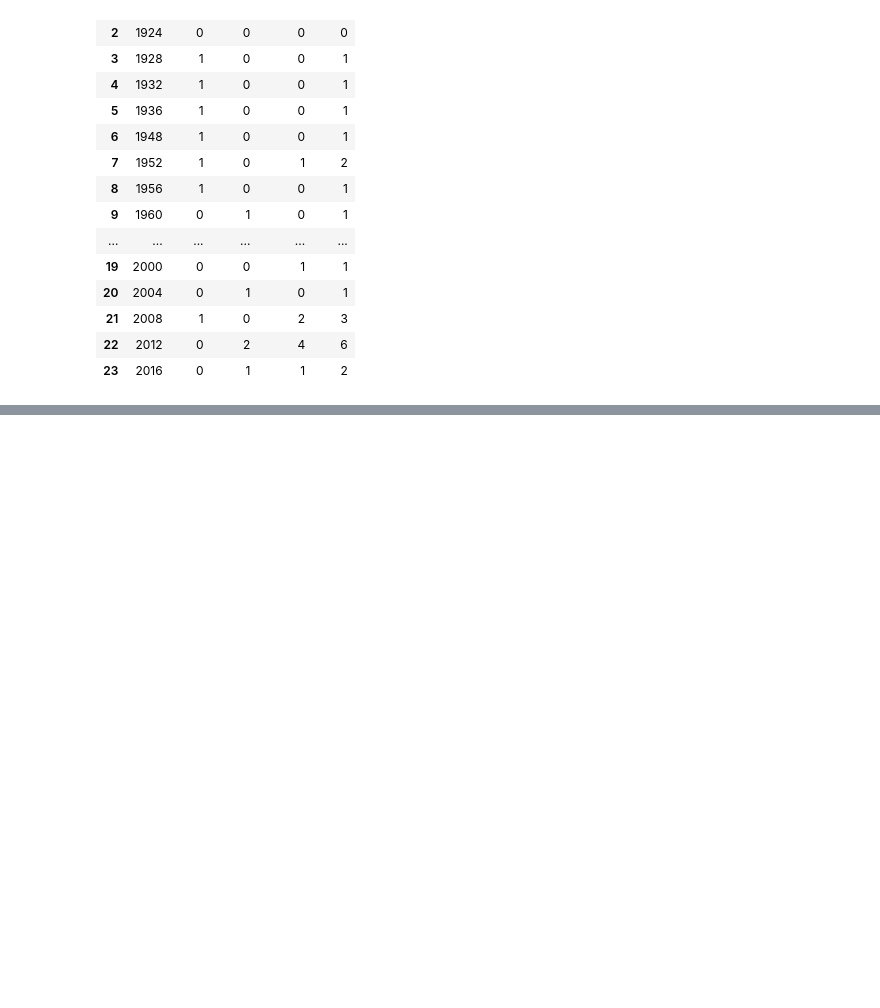
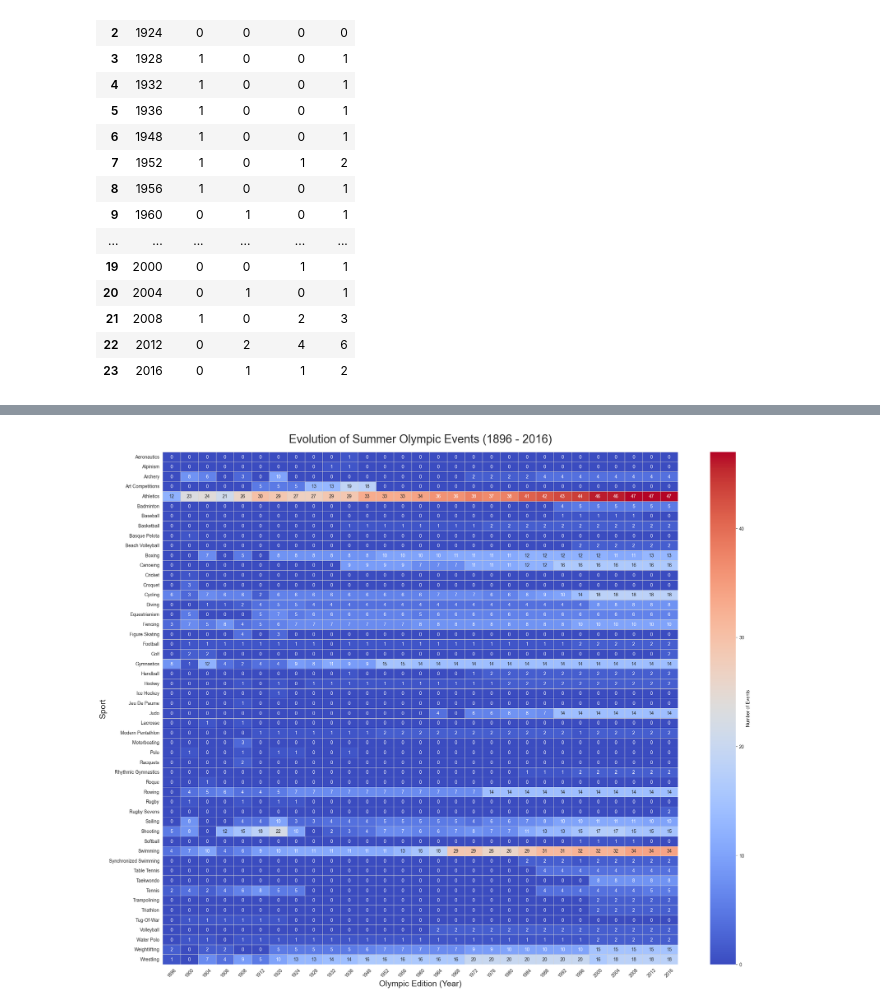
Before and after one commit to Yash-devs-cmd/Olympic-data-Analysis, a Jupyter notebook: experiments.ipynb, the cells around one changed output, grey strips where cells are left out. Cells and saved outputs as stored; diff of their text form; code cells hidden in the pictures; blank space fills up the shorter version.

Commit message:
Refactor code structure for improved readability and maintainability

```diff
--- a/experiments.ipynb
+++ b/experiments.ipynb
@@ -370,0 +486,28 @@ get_medal_tally(year = 'Overall' , country='IND')
+# %%
+import seaborn as sns
+import matplotlib.pyplot as plt
+x = df_copy.drop_duplicates(['Year' , 'Sport' , 'Event'])
+events_over_years = x.pivot_table(index = 'Sport' , values='Event'  , columns='Year', aggfunc='count' , fill_value=0)
+sns.set_style("white")
+# Decoration & Plotting
+plt.figure(figsize=(25, 20))
+sns.heatmap(events_over_years,
+            annot=True,          # Show the numbers
+            fmt="d",             # Use integers
+            cmap="coolwarm",       # Aesthetic yellow-to-blue palette
+            linewidths=.5,       # Thin grid lines
+            linecolor='lightgrey',
+            cbar_kws={'label': 'Number of Events'}) # Label for the color bar
+
+# Professional titles and labels
+plt.title('Evolution of Summer Olympic Events (1896 - 2016)', fontsize=25, pad=20)
+plt.xlabel('Olympic Edition (Year)', fontsize=18)
+plt.ylabel('Sport', fontsize=18)
+
+# Rotate labels for readability
+plt.xticks(rotation=45)
+plt.yticks(rotation=0)
+
+plt.show()
+# %% [output]
+[figure, added]
```
Also changed, not shown: parts of 25 cells of this notebook, 1 other file.
